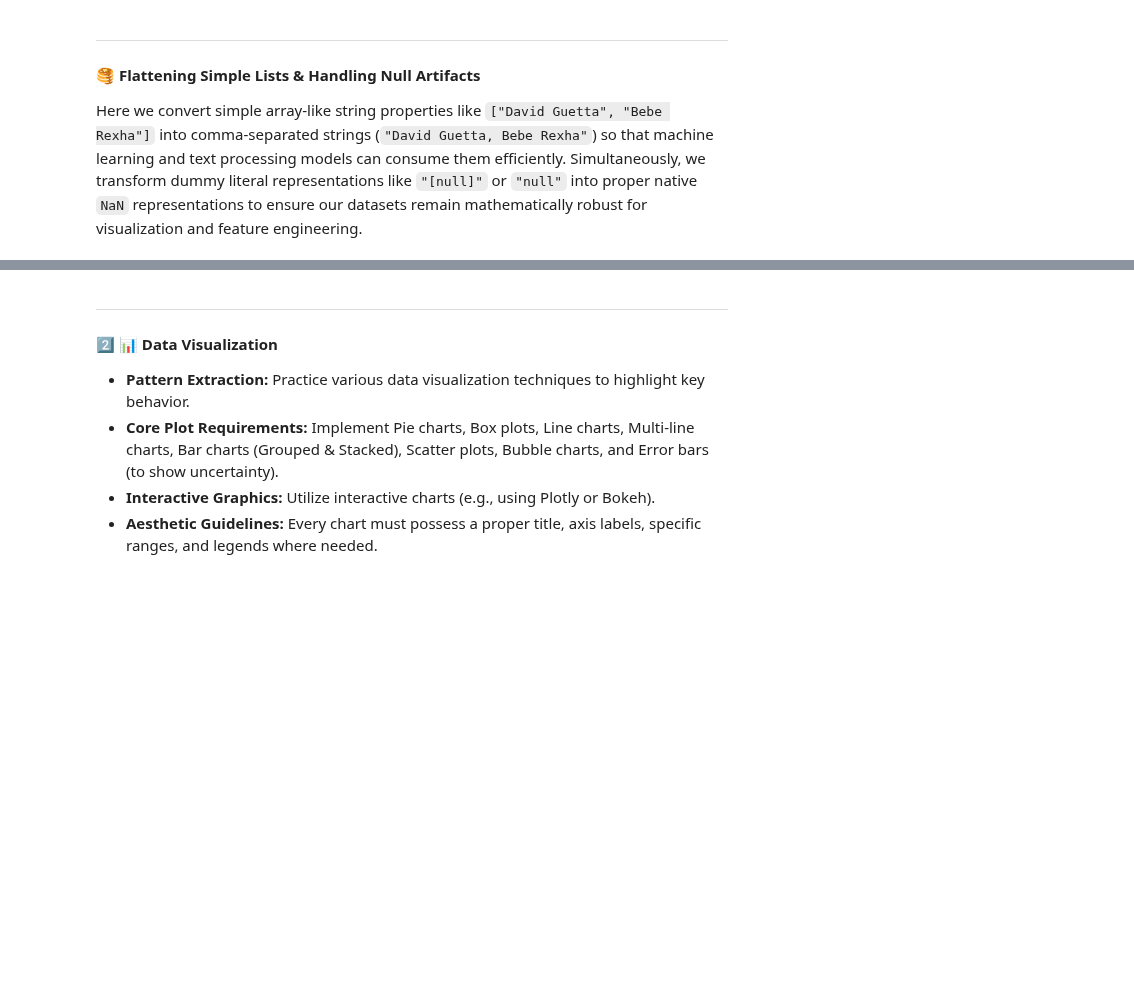
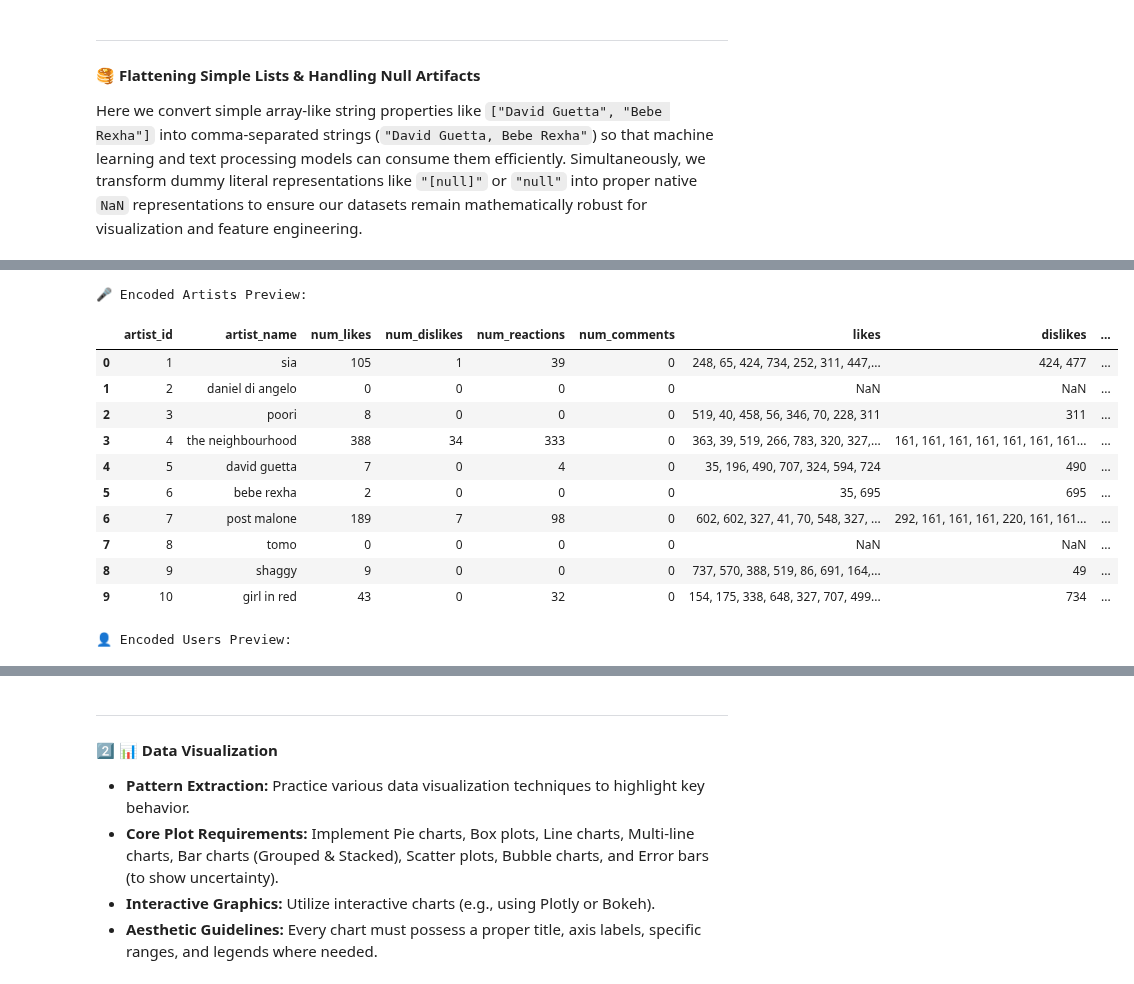
Before and after one commit to MaximumAsp66915/Applied_Data_Science_Course, a Jupyter notebook: ADS_A01/notebooks/01_Main_Analysis.ipynb, the cells around one changed output, grey strips where cells are left out. Drawn from its saved outputs; the diff is of its cells as text; code cells hidden in the pictures; blank space fills up the shorter version.

```diff
--- a/ADS_A01/notebooks/01_Main_Analysis.ipynb
+++ b/ADS_A01/notebooks/01_Main_Analysis.ipynb
@@ -392,14 +384,15 @@ importlib.reload(text_normalizer)
 from text_normalizer import normalize_texts
 
 # Apply text normalization
-df_tracks_final, df_artists_final, df_users_final = normalize_texts(
-    df_tracks_simplified2, df_artists_simplified2, df_users_simplified2
+df_tracks_normalized, df_artists_normalized = normalize_texts(
+    df_tracks_simplified2, df_artists_simplified2
 )
 
 print("✅ Text features consistently normalized (lowercased and stripped)!")
 
 # Preview the completely final prepared Tracks DataFrame
-display(df_tracks_final[['track_name', 'artist_names', 'sender_usernames']].head(10))
+display(df_tracks_normalized[['track_name', 'artist_names', 'sender_usernames']].head(10))
+display(df_artists_normalized[['artist_name']].head(10))
 # %% [output]
 ✅ Text features consistently normalized (lowercased and stripped)!
 |  | track_name | artist_names | sender_usernames |
@@ -469,0 +584,60 @@ display(df_users_simplified.head(15))
+# %%
+# Define Emoji Sentiment Mapping based on emotional intensity (Energy Flow)
+EMOJI_SCORES = {
+    # --- High Energy / Intense Emotion (+4 to +5) ---
+    "❤️‍🔥": '5', "🔥": '5', "😭": '5', "🤯": '5', "💯": '5', "🍾": '5', "⚡️": '5', "⚡": '5',
+    "❤️": '4', "❤": '4', "💘": '4', "💔": '4', "💖": '4', "💞": '4', "💓": '4', "💗": '4', "💝": '4', "💟": '4', "🎉": '4',
+    # --- Moderate Energy / Enjoyment (+2 to +3) ---
+    "👏": '3', "😎": '3', "💋": '3', "🍓": '3', "💅": '3', "🍉": '3',
+    "😁": '2', "😢": '2', "️😢": '2', "🆒": '2', "⛄": '2',
+    # --- Mild Energy / Simple Acceptance (+1) ---
+    "👍": '1', "👌": '1', "🤝": '1',
+    # --- Mild Negative / Boredom (-1 to -2) ---
+    "😐": '-1', "🥱": '-1', "🤓": '-1',
+    "👎": '-2', "🙉": '-2',
+    # --- Moderate Negative / Discomfort (-3 to -4) ---
+    "🥴": '-3', "🌭": '-3', "🍌": '-3',
+    "🤢": '-4',
+    # --- Intense Negative / Revulsion (-5) ---
+    "🤮": '-5'
+}
+
+# Copy to avoid confusion
+df_tracks_encoded = df_tracks_final.copy()
+df_artists_encoded = df_artists_final.copy()
+df_users_encoded = df_users_simplified2.copy() # Since users weren't altered by the regex step
+
+def encode_emojis(df):
+    # Iterate over object/string columns
+    for col in df.select_dtypes(include=['object']).columns:
+        # Sort emojis by length descending so composite emojis (like ❤️‍🔥) are matched before simple ones (like ❤️)
+        for emoji_char in sorted(EMOJI_SCORES.keys(), key=len, reverse=True):
+            score = EMOJI_SCORES[emoji_char]
+            df[col] = df[col].str.replace(emoji_char, score, regex=False)
+
+    return df
+
+# Encode datasets
+df_tracks_encoded = encode_emojis(df_tracks_encoded)
+df_artists_encoded = encode_emojis(df_artists_encoded)
+df_users_encoded = encode_emojis(df_users_encoded)
+
+print("✅ Emojis successfully transformed into numerical encoded formats!")
+print("🎵 Encoded Tracks Preview:")
+display(df_tracks_encoded.head(10))
+
+print("\n🎤 Encoded Artists Preview:")
+display(df_artists_encoded.head(10))
+
+print("\n👤 Encoded Users Preview:")
+display(df_users_encoded.head(10))
+
+# Save the explicitly final ready-to-chart dataframes
+try:
+    df_tracks_encoded.to_csv(f"{processed_dir}/tracks_final.csv", index=False)
+    df_artists_encoded.to_csv(f"{processed_dir}/artists_final.csv", index=False)
+    df_users_encoded.to_csv(f"{processed_dir}/users_final.csv", index=False)
+    print("\n💾 All fully processed datasets successfully saved to data/processed/")
+except PermissionError:
+    print("\n⚠️ Permission Error: Could not save the final CSV files because they might be open. Please close Excel or related programs.")
+# %% [output]
@@ -469,0 +657,13 @@ display(df_users_simplified.head(15))
+🎤 Encoded Artists Preview:
+|  | artist_id | artist_name | num_likes | num_dislikes | num_reactions | num_comments | likes | dislikes | ... |
+| 0 | 1 | sia | 105 | 1 | 39 | 0 | 248, 65, 424, 734, 252, 311, 447,... | 424, 477 | ... |
+| 1 | 2 | daniel di angelo | 0 | 0 | 0 | 0 | NaN | NaN | ... |
+| 2 | 3 | poori | 8 | 0 | 0 | 0 | 519, 40, 458, 56, 346, 70, 228, 311 | 311 | ... |
+| 3 | 4 | the neighbourhood | 388 | 34 | 333 | 0 | 363, 39, 519, 266, 783, 320, 327,... | 161, 161, 161, 161, 161, 161, 161... | ... |
+| 4 | 5 | david guetta | 7 | 0 | 4 | 0 | 35, 196, 490, 707, 324, 594, 724 | 490 | ... |
+| 5 | 6 | bebe rexha | 2 | 0 | 0 | 0 | 35, 695 | 695 | ... |
+| 6 | 7 | post malone | 189 | 7 | 98 | 0 | 602, 602, 327, 41, 70, 548, 327, ... | 292, 161, 161, 161, 220, 161, 161... | ... |
+| 7 | 8 | tomo | 0 | 0 | 0 | 0 | NaN | NaN | ... |
+| 8 | 9 | shaggy | 9 | 0 | 0 | 0 | 737, 570, 388, 519, 86, 691, 164,... | 49 | ... |
+| 9 | 10 | girl in red | 43 | 0 | 32 | 0 | 154, 175, 338, 648, 327, 707, 499... | 734 | ... |
+👤 Encoded Users Preview:
```
Also changed, not shown: parts of 8 cells of this notebook, 1 other file.
